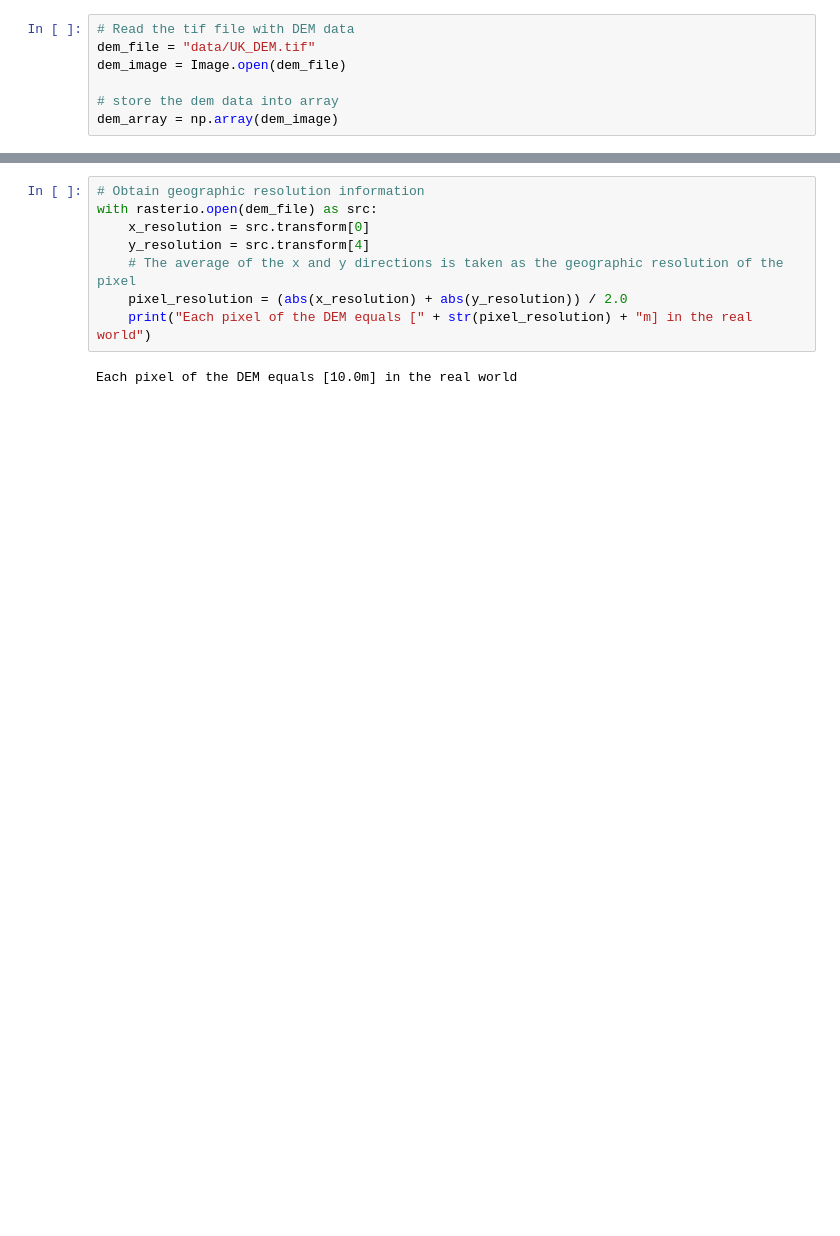
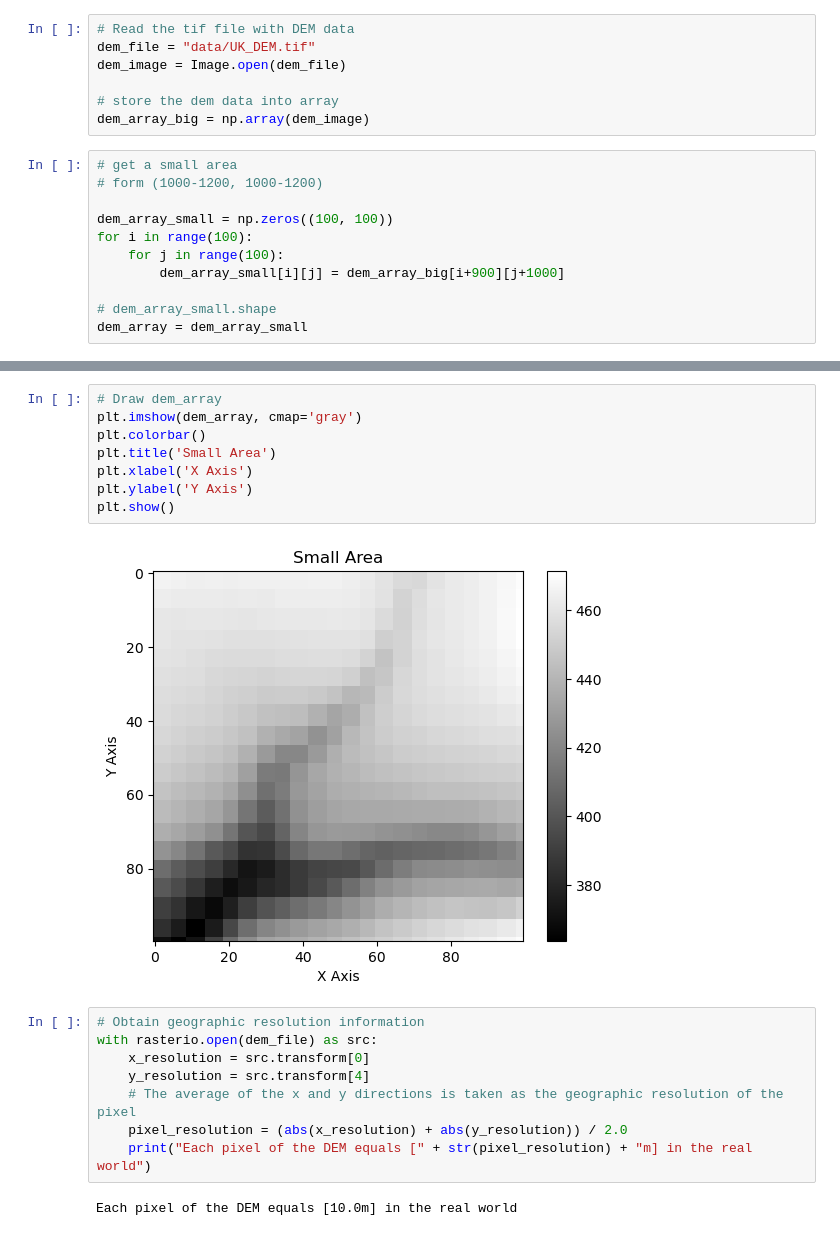
Before and after one commit to X-Fan-Jack/abm-wildfire-dem, a Jupyter notebook: code.ipynb, the cells around one changed output, grey strips where cells are left out. Drawn from its saved outputs; the diff is of its cells as text; blank space fills up the shorter version.

Commit message:
Finish the code and visualization part. Some bugs need to repair

```diff
--- a/code.ipynb
+++ b/code.ipynb
@@ -12,4 +13,15 @@ dem_file = "data/UK_DEM.tif"
 dem_image = Image.open(dem_file)
 
 # store the dem data into array
-dem_array = np.array(dem_image)
+dem_array_big = np.array(dem_image)
+# %%
+# get a small area
+# form (1000-1200, 1000-1200)
+
+dem_array_small = np.zeros((100, 100))
+for i in range(100):
+    for j in range(100):
+        dem_array_small[i][j] = dem_array_big[i+900][j+1000]
+
+# dem_array_small.shape
+dem_array = dem_array_small
@@ -16,3 +36,13 @@ dem_array = np.array(dem_image)
+# %%
+# Draw dem_array
+plt.imshow(dem_array, cmap='gray')
+plt.colorbar()
+plt.title('Small Area')
+plt.xlabel('X Axis')
+plt.ylabel('Y Axis')
+plt.show()
+# %% [output]
+[figure, added]
 # %%
 # Obtain geographic resolution information
 with rasterio.open(dem_file) as src:
```
Also changed, not shown: parts of 14 cells of this notebook.
